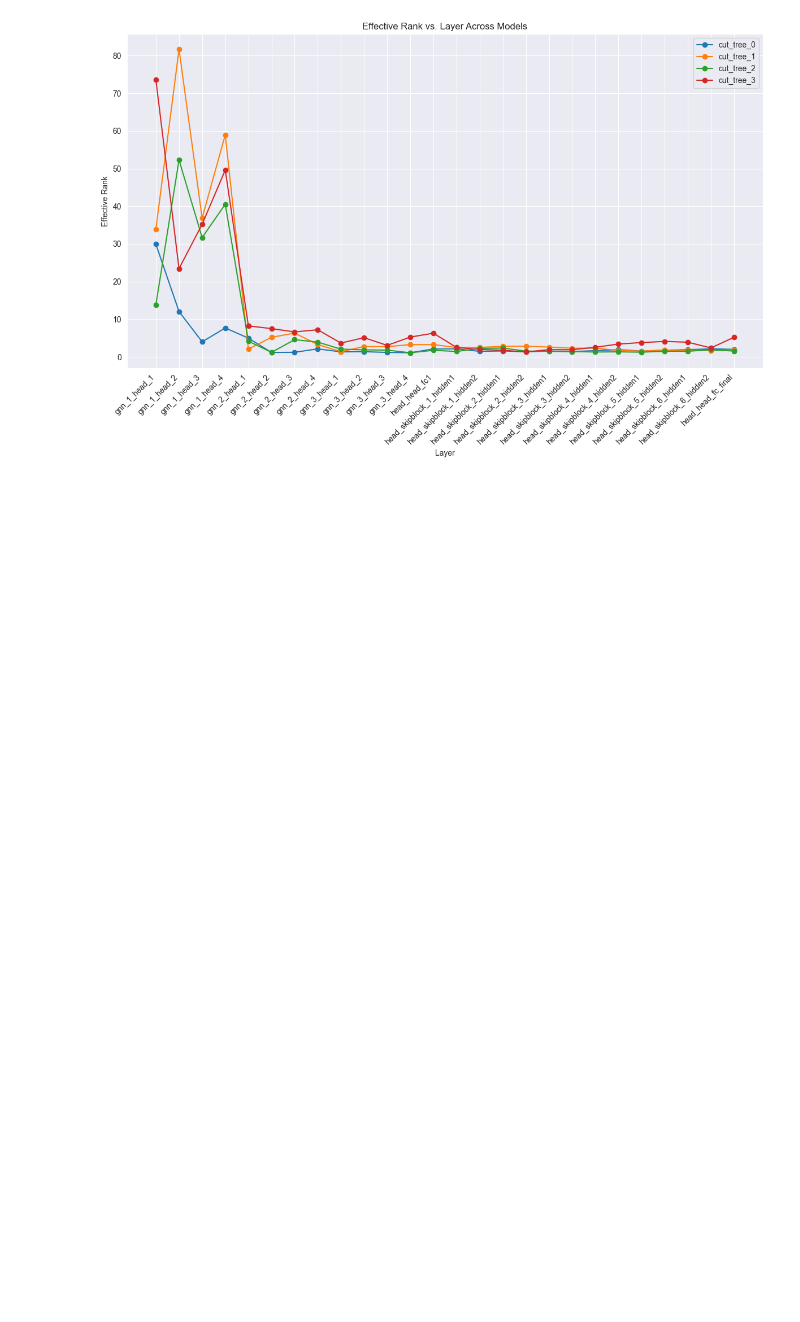
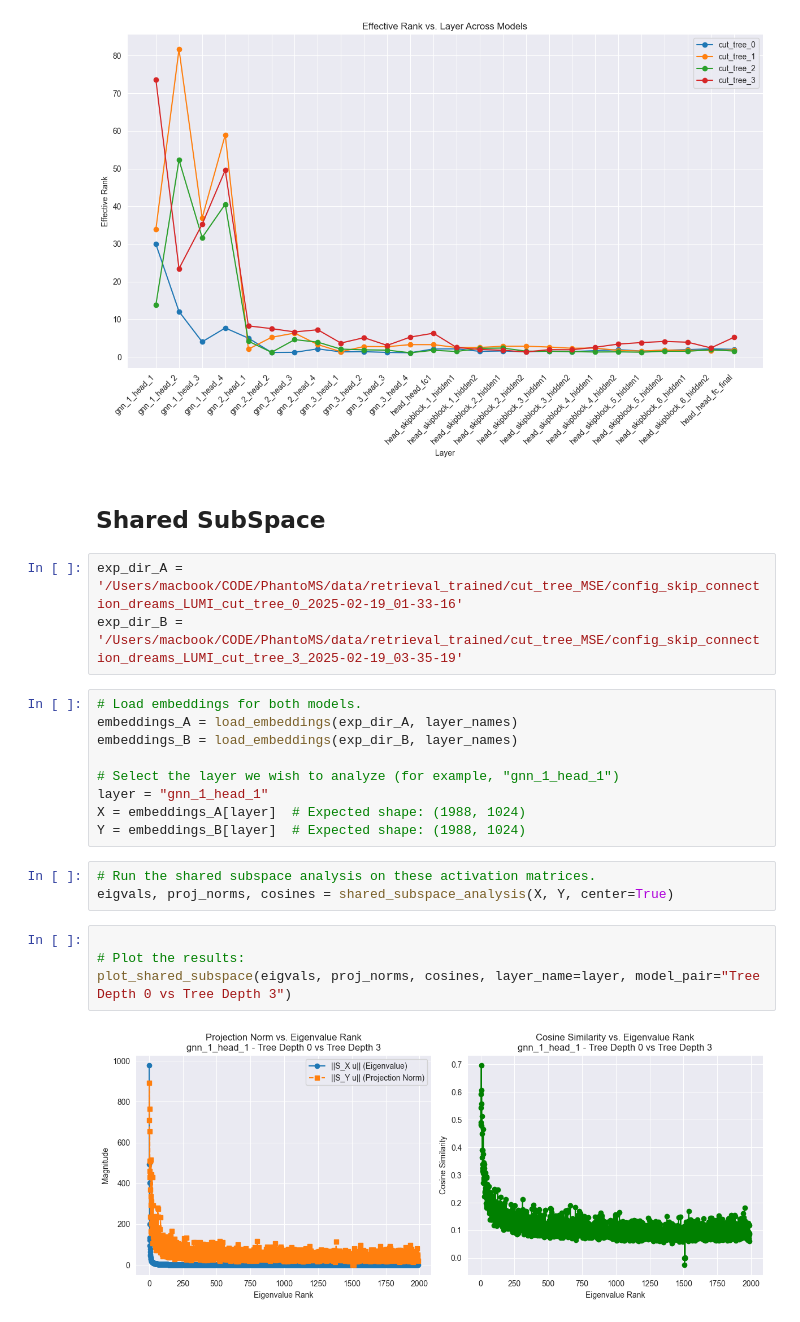
Before and after one commit to Jozefov/PhantoMS, a Jupyter notebook: notebooks/analysis/CKA_Retrieval_MSE/model_similarity_eigenvalues.ipynb, the cells around one changed output. Drawn from its saved outputs; the diff is of its cells as text; blank space fills up the shorter version.

```diff
--- a/notebooks/analysis/CKA_Retrieval_MSE/model_similarity_eigenvalues.ipynb
+++ b/notebooks/analysis/CKA_Retrieval_MSE/model_similarity_eigenvalues.ipynb
@@ -206,3 +460,26 @@ Effective rank: 23.436774216512347
 plot_effective_rank_vs_layer_multi(experiment_dirs, layer_names, model_label_func=extract_label)
 # %% [output]
 [figure]
+# %% [markdown]
+## Shared SubSpace
+# %%
+exp_dir_A = '/Users/macbook/CODE/PhantoMS/data/retrieval_trained/cut_tree_MSE/config_skip_connection_dreams_LUMI_cut_tree_0_2025-02-19_01-33-16'
+exp_dir_B = '/Users/macbook/CODE/PhantoMS/data/retrieval_trained/cut_tree_MSE/config_skip_connection_dreams_LUMI_cut_tree_3_2025-02-19_03-35-19'
+# %%
+# Load embeddings for both models.
+embeddings_A = load_embeddings(exp_dir_A, layer_names)
+embeddings_B = load_embeddings(exp_dir_B, layer_names)
+
+# Select the layer we wish to analyze (for example, "gnn_1_head_1")
+layer = "gnn_1_head_1"
+X = embeddings_A[layer]  # Expected shape: (1988, 1024)
+Y = embeddings_B[layer]  # Expected shape: (1988, 1024)
+# %%
+# Run the shared subspace analysis on these activation matrices.
+eigvals, proj_norms, cosines = shared_subspace_analysis(X, Y, center=True)
+# %%
+
+# Plot the results:
+plot_shared_subspace(eigvals, proj_norms, cosines, layer_name=layer, model_pair="Tree Depth 0 vs Tree Depth 3")
+# %% [output]
+[figure, added]
```
Also changed, not shown: parts of 6 cells of this notebook.
